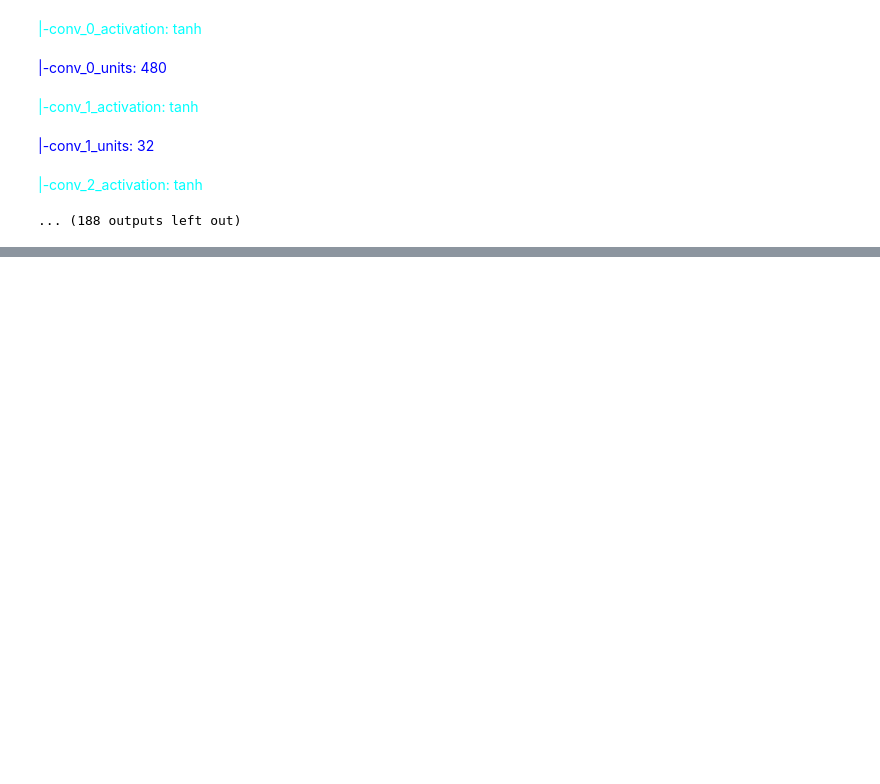
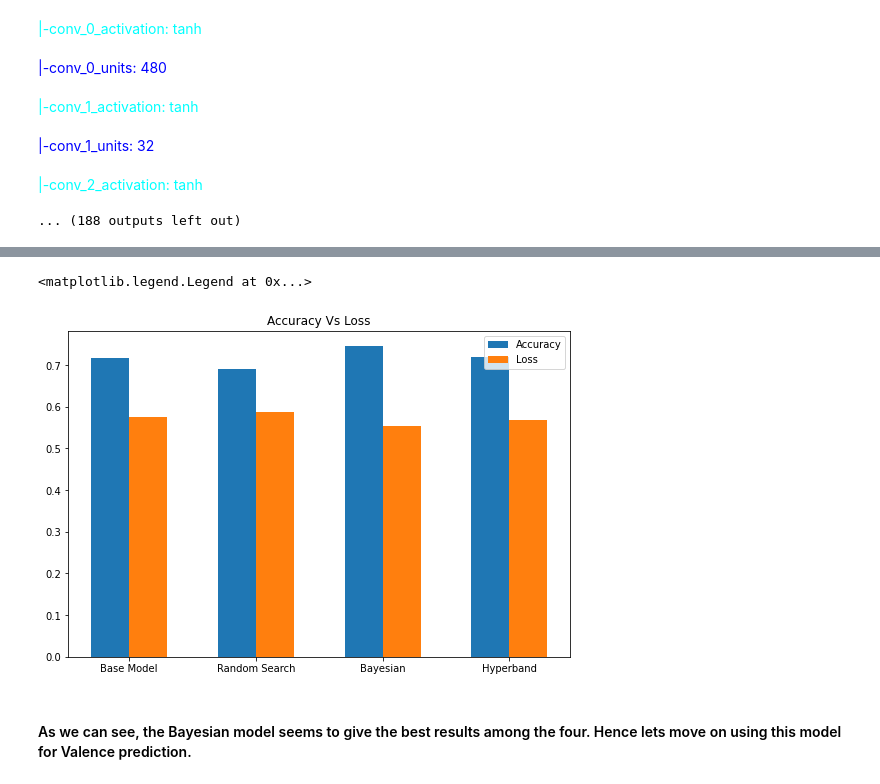
Before and after one commit to Athul041/EmotionDetection, a Jupyter notebook: Emotion Detection.ipynb, the cells around one changed output, grey strips where cells are left out. Cells and saved outputs as stored; diff of their text form; code cells hidden in the pictures; blank space fills up the shorter version.

```diff
--- a/Emotion Detection.ipynb
+++ b/Emotion Detection.ipynb
@@ -450,0 +444,20 @@ ax1.legend()
+# %%
+labels = ['Base Model', 'Random Search', 'Bayesian', 'Hyperband']
+accuracies = [np.mean(base_accuracies), np.mean(rand_accuracies), np.mean(bayesian_accuracies), np.mean(hyperband_accuracies)]
+losses = [np.mean(base_losses), np.mean(rand_losses), np.mean(bayesian_losses), np.mean(hyperband_losses)]
+x_tick_locations = np.arange(len(accuracies))
+width = 0.3
+
+fig3, ax3 = plt.subplots(figsize=(9,6))
+rects1 = ax3.bar(x_tick_locations - width/2, accuracies, width, label='Accuracy')
+rects2 = ax3.bar(x_tick_locations + width/2, losses, width, label='Loss')
+
+ax3.set_title('Accuracy Vs Loss')
+ax3.set_xticks(x_tick_locations)
+ax3.set_xticklabels(labels)
+ax3.legend()
+# %% [output]
+<matplotlib.legend.Legend at 0x...>
+[figure, added]
+# %% [markdown]
+#### As we can see, the Bayesian model seems to give the best results among the four. Hence lets move on using this model for Valence prediction.
```
Also changed, not shown: parts of 28 cells of this notebook.
